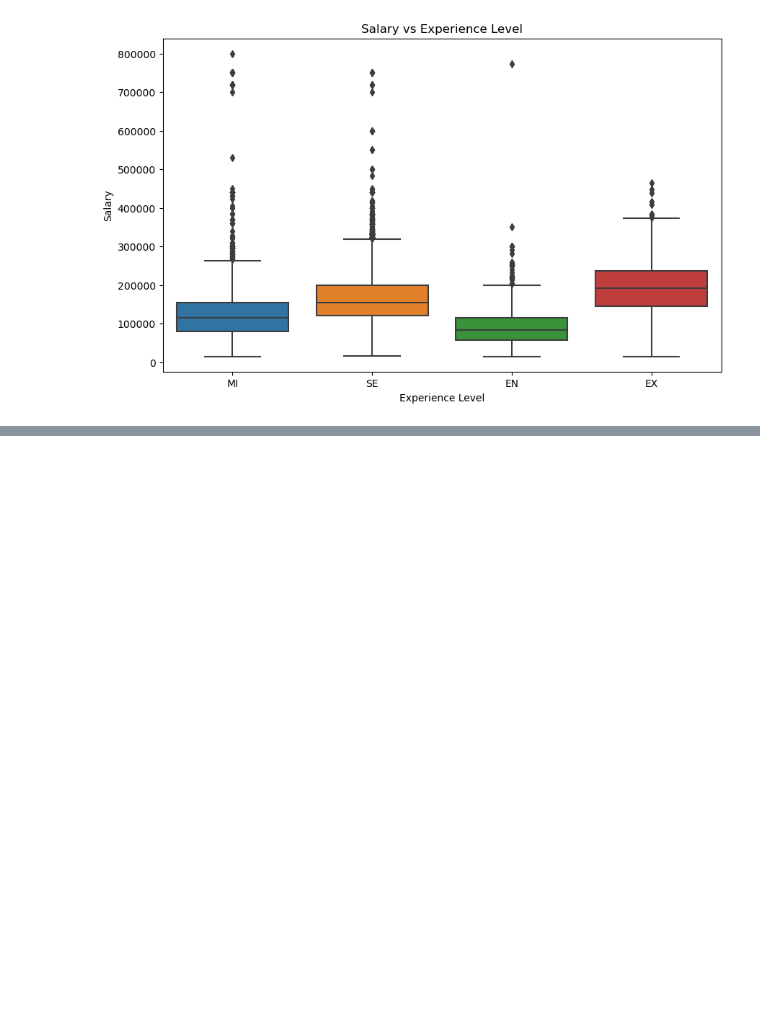
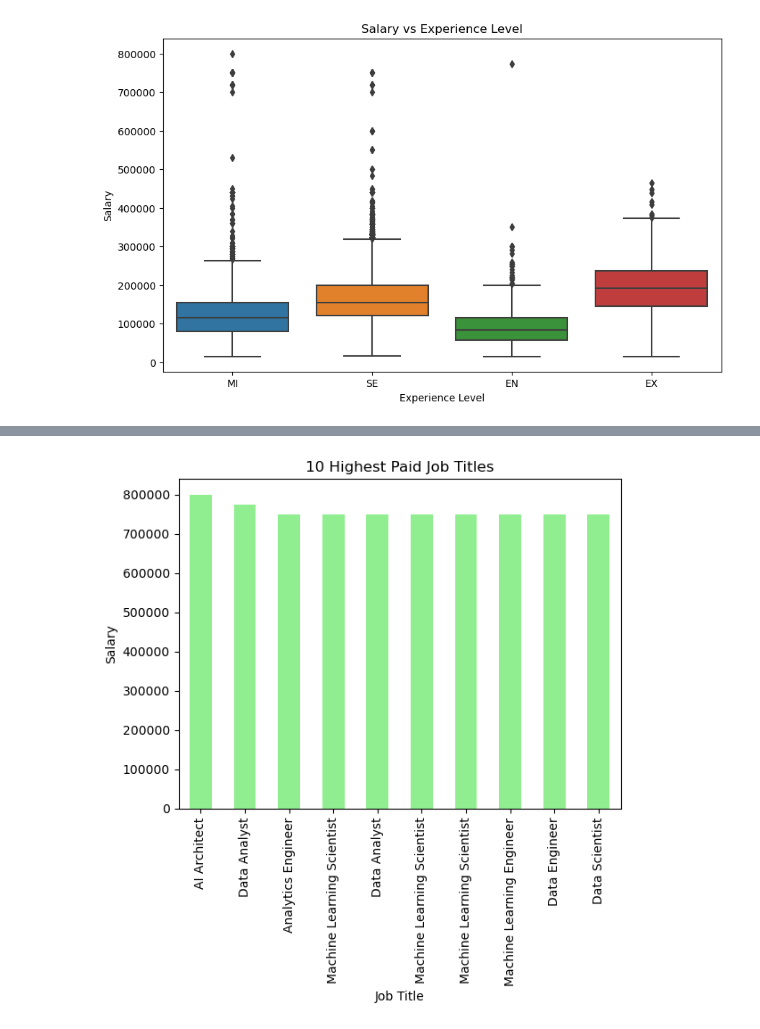
Before and after one commit to beccaa9116/Data-Science-Salary-Analysis, a Jupyter notebook: ds_salary_analysis.ipynb, the cells around one changed output, grey strips where cells are left out. Saved outputs shown, nothing was run; the diff lists cells and outputs as text; code cells hidden in the pictures; blank space fills up the shorter version.

```diff
--- a/ds_salary_analysis.ipynb
+++ b/ds_salary_analysis.ipynb
@@ -126,0 +173,10 @@ plt.show()
+# %%
+#plot 10 highest salaries in usd, showing job title and salary
+data.nlargest(10, 'salary_in_usd')[['job_title', 'salary_in_usd']].plot(kind='bar', x='job_title', y='salary_in_usd', color='lightgreen', legend=False)
+plt.title('10 Highest Paid Job Titles')
+plt.xlabel('Job Title')
+plt.ylabel('Salary')
+plt.xticks(rotation=90)
+plt.show()
+# %% [output]
+[figure, added]
```
Also changed, not shown: parts of 10 cells of this notebook.
